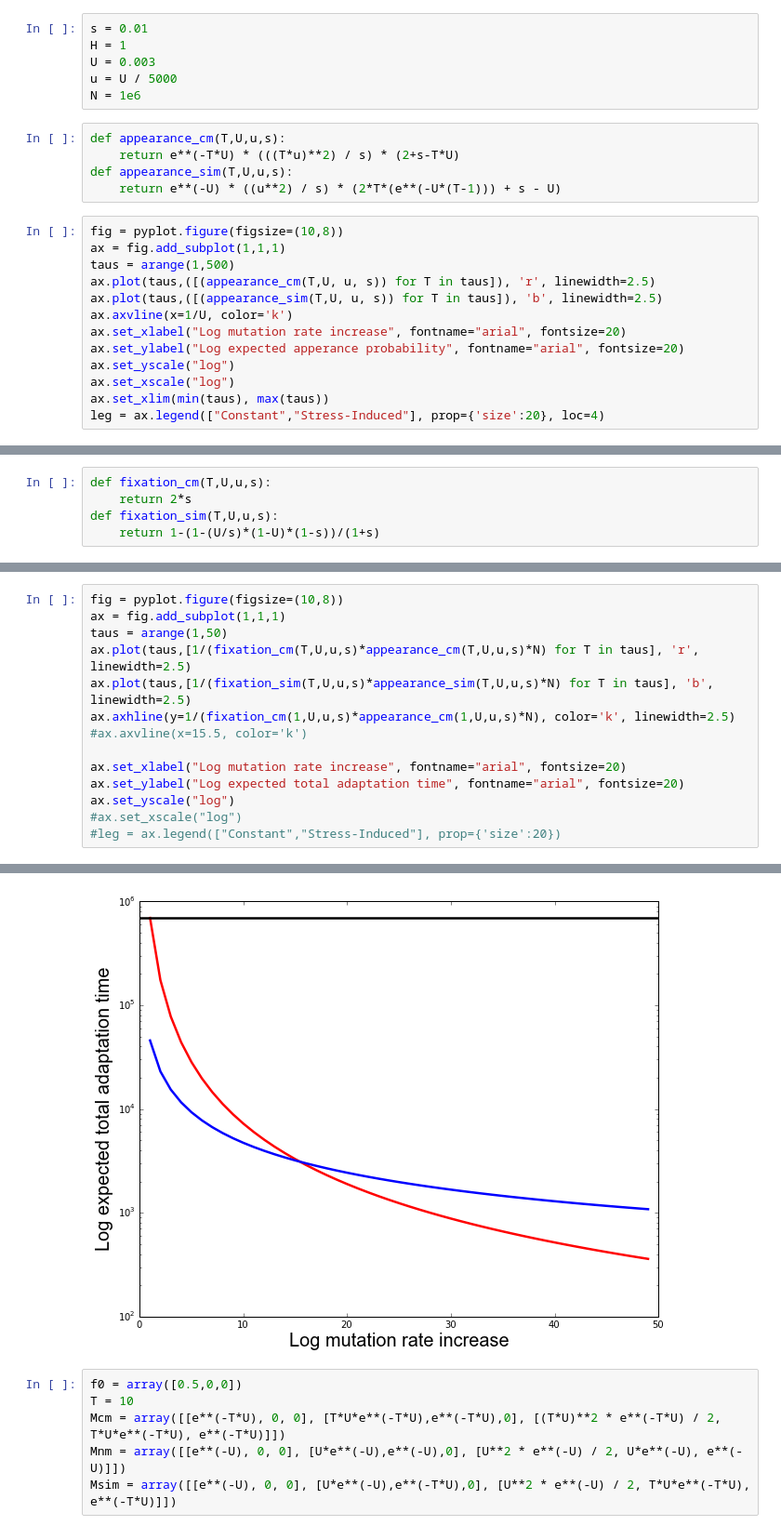
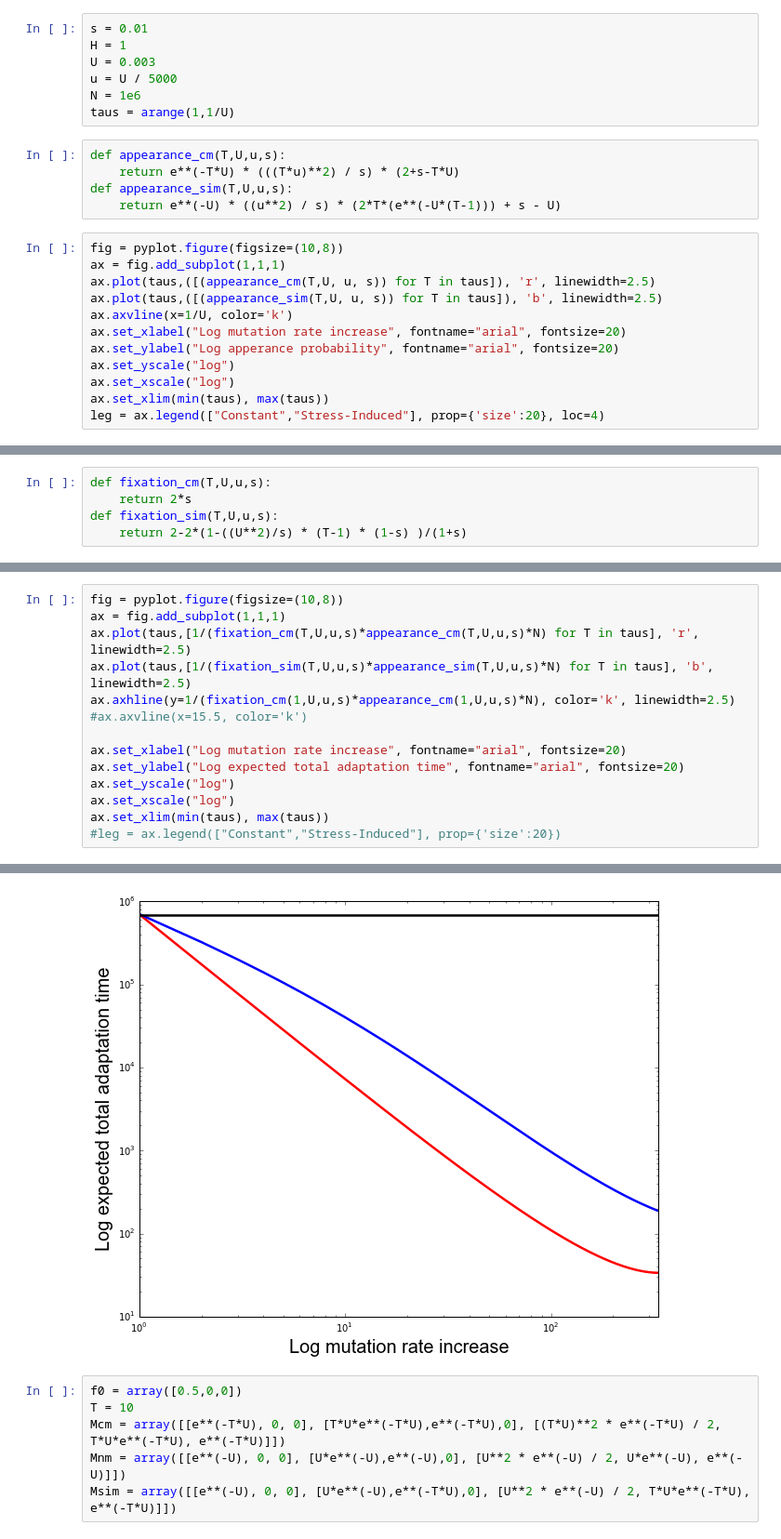
Before and after one commit to yoavram/SIDEER2013, a Jupyter notebook: presentation.ipynb, the cells around one changed output, grey strips where cells are left out. Shown at 93% size. Drawn from its saved outputs; the diff is of its cells as text.

```diff
--- a/presentation.ipynb
+++ b/presentation.ipynb
@@ -157,6 +157,7 @@ H = 1
 U = 0.003
 u = U / 5000
 N = 1e6
+taus = arange(1,1/U)
 # %%
 def appearance_cm(T,U,u,s):
     return e**(-T*U) * (((T*u)**2) / s) * (2+s-T*U)
@@ -165,12 +166,11 @@ def appearance_sim(T,U,u,s):
 # %%
 fig = pyplot.figure(figsize=(10,8))
 ax = fig.add_subplot(1,1,1)
-taus = arange(1,500)
 ax.plot(taus,([(appearance_cm(T,U, u, s)) for T in taus]), 'r', linewidth=2.5)
 ax.plot(taus,([(appearance_sim(T,U, u, s)) for T in taus]), 'b', linewidth=2.5)
 ax.axvline(x=1/U, color='k')
 ax.set_xlabel("Log mutation rate increase", fontname="arial", fontsize=20)
-ax.set_ylabel("Log expected apperance probability", fontname="arial", fontsize=20)
+ax.set_ylabel("Log apperance probability", fontname="arial", fontsize=20)
 ax.set_yscale("log")
 ax.set_xscale("log")
 ax.set_xlim(min(taus), max(taus))
@@ -181,7 +181,7 @@ leg = ax.legend(["Constant","Stress-Induced"], prop={'size':20}, loc=4)
 def fixation_cm(T,U,u,s):
     return 2*s
 def fixation_sim(T,U,u,s):
-    return 1-(1-(U/s)*(1-U)*(1-s))/(1+s)
+    return 2-2*(1-((U**2)/s) * (T-1) * (1-s) )/(1+s)
 # %%
 fig = pyplot.figure(figsize=(10,8))
 ax = fig.add_subplot(1,1,1)
@@ -199,7 +198,6 @@ leg = ax.legend(["Constant","Stress-Induced"], loc=2, prop={'size':20})
 # %%
 fig = pyplot.figure(figsize=(10,8))
 ax = fig.add_subplot(1,1,1)
-taus = arange(1,50)
 ax.plot(taus,[1/(fixation_cm(T,U,u,s)*appearance_cm(T,U,u,s)*N) for T in taus], 'r', linewidth=2.5)
 ax.plot(taus,[1/(fixation_sim(T,U,u,s)*appearance_sim(T,U,u,s)*N) for T in taus], 'b', linewidth=2.5)
 ax.axhline(y=1/(fixation_cm(1,U,u,s)*appearance_cm(1,U,u,s)*N), color='k', linewidth=2.5)
@@ -208,6 +206,7 @@ ax.axhline(y=1/(fixation_cm(1,U,u,s)*appearance_cm(1,U,u,s)*N), color='k', linew
 ax.set_xlabel("Log mutation rate increase", fontname="arial", fontsize=20)
 ax.set_ylabel("Log expected total adaptation time", fontname="arial", fontsize=20)
 ax.set_yscale("log")
-#ax.set_xscale("log")
+ax.set_xscale("log")
+ax.set_xlim(min(taus), max(taus))
 #leg = ax.legend(["Constant","Stress-Induced"], prop={'size':20})
 # %% [output]
@@ -214,4 +214,4 @@ ax.set_yscale("log")
-[figure, old version]
+[figure, new version]
 # %%
 f0 = array([0.5,0,0])
 T = 10
```
Also changed, not shown: parts of 3 cells of this notebook.
